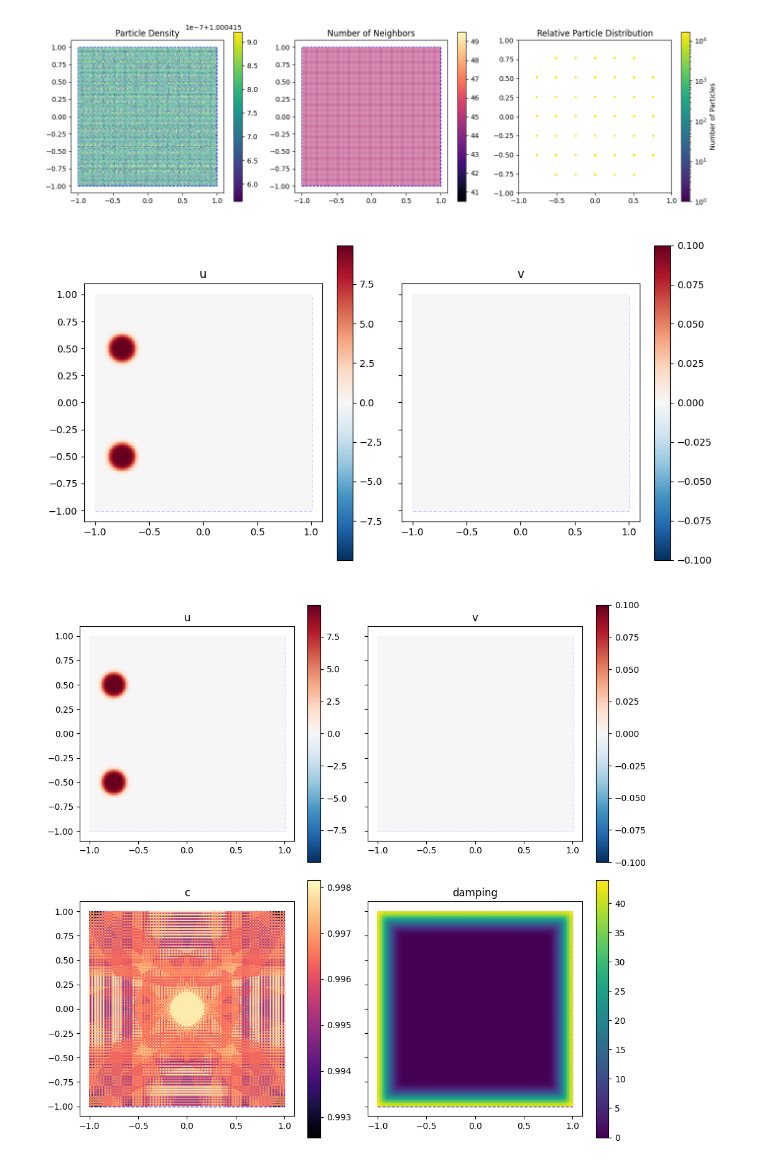
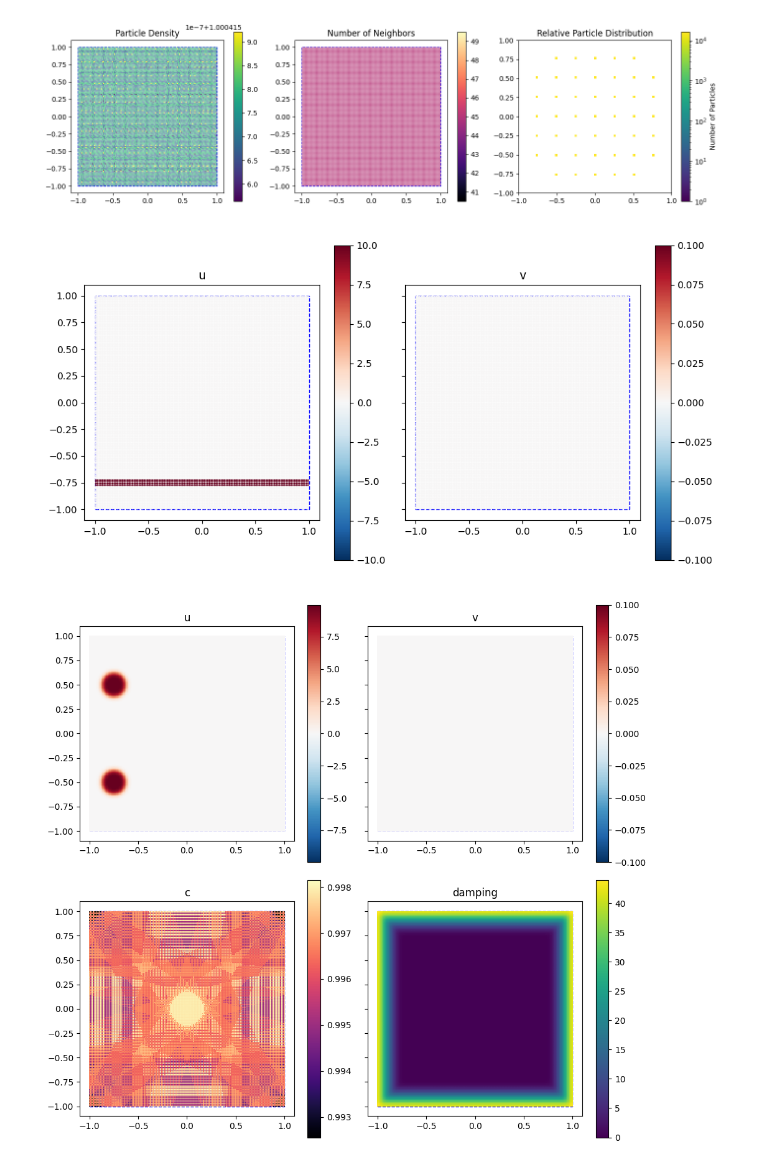
Before and after one commit to tum-pbs/diffSPH, a Jupyter notebook: waveEquation/waveEquationCases.ipynb, the cells around one changed output. Cells and saved outputs as stored; diff of their text form; code cells hidden in the pictures.

```diff
--- a/waveEquation/waveEquationCases.ipynb
+++ b/waveEquation/waveEquationCases.ipynb
@@ -324,42 +398,59 @@ cGrid = sampleC(particleState, config)
 # noDamping = 0
 # globalDamping = 1
 # globalDamping_strong = 2
 # borderDamping = 3
 # borderDamping_strong = 4
 # randomDamping = 5
 dampGrid = createDampingProfile(particleState, config, DampingProfiles.borderDamping_strong)
 
 # u = sampleU(particleState, neighbors, config, uMag = 10)
-u = sampleInitialConditions(
-    particleState, neighbors, config,
-    conditionType = InitialConditionType.SourceLeftTopBottom,
-    sourceRadii = [0.125, 0.125, 0.125],
-    sourceMagnitudes = [10.0, 10.0, 10.0]
-)
+# u = sampleInitialConditions(
+#     particleState, neighbors, config,
+#     conditionType = InitialConditionType.SourceLeftTopBottom,
+#     sourceRadii = [0.125, 0.125, 0.125],
+#     sourceMagnitudes = [10.0, 10.0, 10.0]
+# )
+
+# u = sampleSphere(
+#     particleState, config,
+#     radius = 0.125,
+#     offset = (0.0, -0.5),
+#     preRotation = -np.pi/4,
+#     postRotation = np.pi/4
+# ) * 10.0
+
+u = sampleHorizontalLine(
+    particleState, config,
+    thickness = 0.05,
+    offset = (0.0, -0.75),
+    preRotation = 0.0,
+    postRotation = 0.0
+) * 10.0
+
 
 waveState = WaveEquationState(
     u = u,
     v = v,
     c = cGrid,
     damping = dampGrid
 )
-smoothedState = smoothState(waveState, particleState, 2, neighbors, config)
+smoothedState = smoothState(waveState, particleState, 0, neighbors, config)
 
 waveSystem = WaveSystem(
     systemState = particleState,
     waveState = smoothedState,
     neighborhood = neighbors.get('noghost'),
 
     t = t)
 fig, axis, uPlot, vPlot, cPlot, dampPlot = plotState(
     particleState,
     smoothedState,
     config, kernel,
     markerSize = 0.5,
-    plotGrid = True,
+    plotGrid = False,
     plotCD = False)
 # %% [output]
-[figure, old version]
+[figure, new version]
 # %%
 fig, axis, uPlot, vPlot, cPlot, dampPlot = plotState(
     particleState,
```
Also changed, not shown: parts of 1 cell of this notebook.
